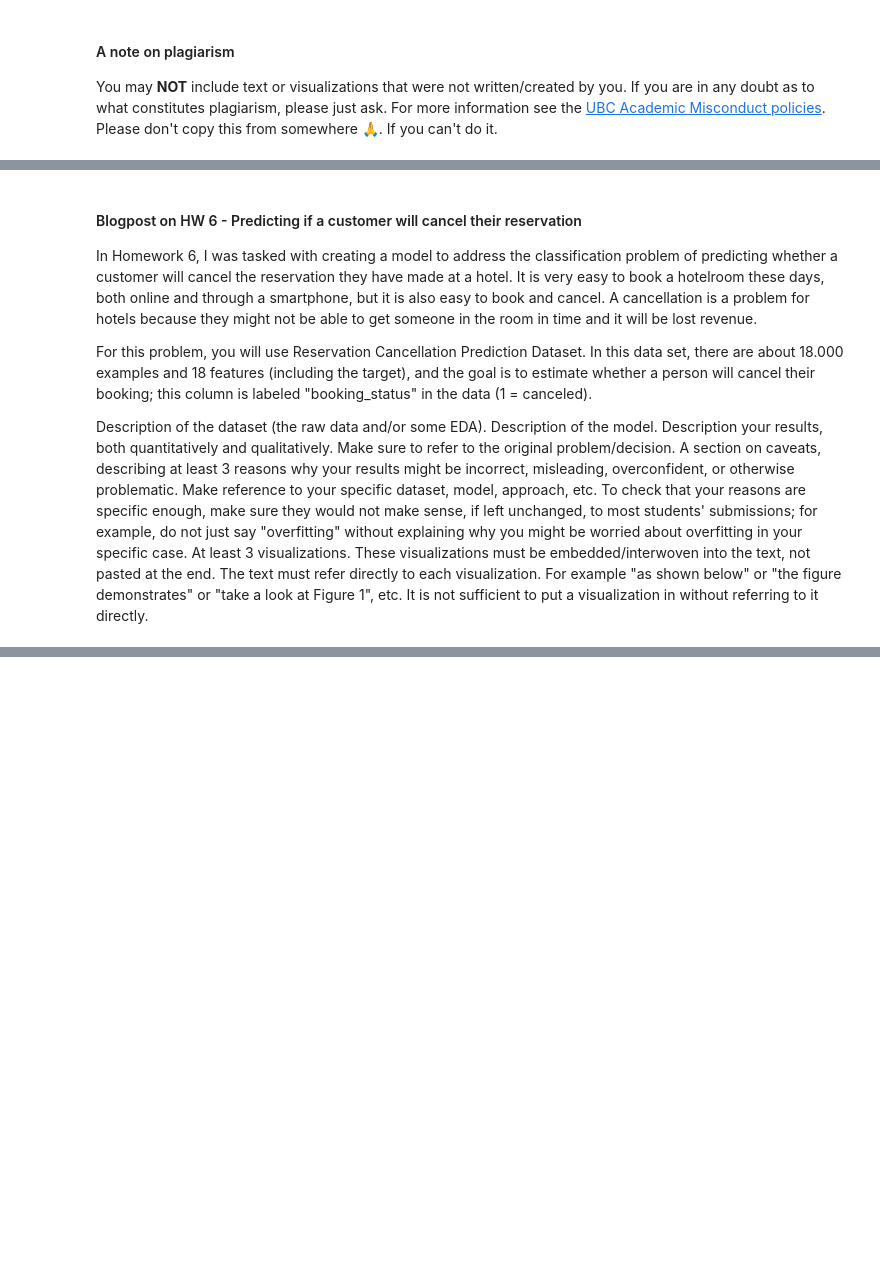
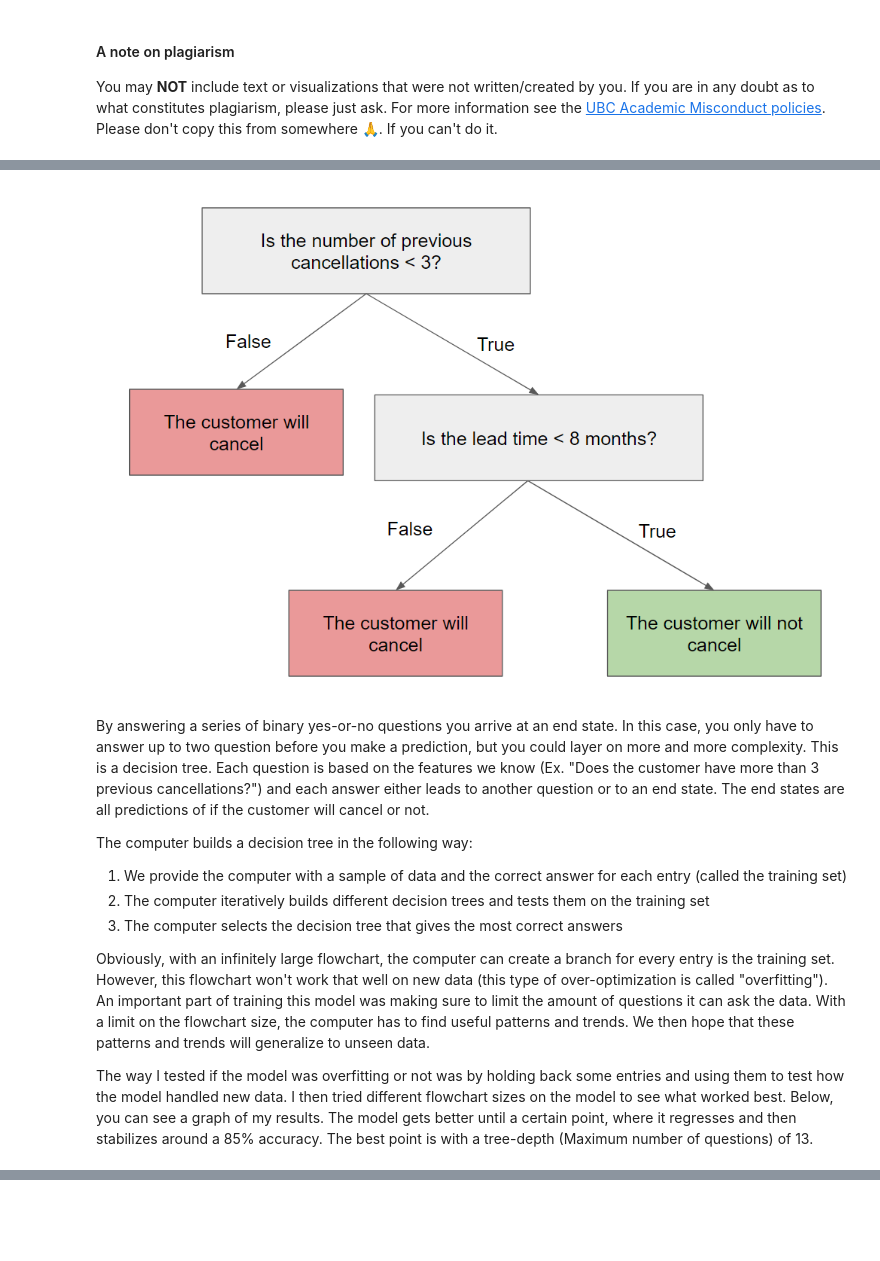
Before and after one commit to wiltonfs/cpsc330-FW, a Jupyter notebook: hw/hw8/hw8.ipynb, the cells around one changed output, grey strips where cells are left out. Drawn from its saved outputs; the diff is of its cells as text; code cells hidden in the pictures; blank space fills up the shorter version.

Commit message:
HW 8 - Created HW 6 clone to visualize

```diff
--- a/hw/hw8/hw8.ipynb
+++ b/hw/hw8/hw8.ipynb
@@ -617,13 +627,16 @@ You may **NOT** include text or visualizations that were not written/created by
+# %%
+Image("Flowchart.png")
+# %% [output]
+[figure, added]
 # %% [markdown]
-#### Blogpost on HW 6 - Predicting if a customer will cancel their reservation
+By answering a series of binary yes-or-no questions you arrive at an end state. In this case, you only have to answer up to two question before you make a prediction, but you could layer on more and more complexity. This is a decision tree. Each question is based on the features we know (Ex. "Does the customer have more than 3 previous cancellations?") and each answer either leads to another question or to an end state. The end states are all predictions of if the customer will cancel or not.
 
-In Homework 6, I was tasked with creating a model to address the classification problem of predicting whether a customer will cancel the reservation they have made at a hotel. It is very easy to book a hotelroom these days, both online and through a smartphone, but it is also easy to book and cancel. A cancellation is a problem for hotels because they might not be able to get someone in the room in time and it will be lost revenue.
+The computer builds a decision tree in the following way:
 
-For this problem, you will use Reservation Cancellation Prediction Dataset. In this data set, there are about 18.000 examples and 18 features (including the target), and the goal is to estimate whether a person will cancel their booking; this column is labeled "booking_status" in the data (1 = canceled).
+1. We provide the computer with a sample of data and the correct answer for each entry (called the training set)
+2. The computer iteratively builds different decision trees and tests them on the training set
+3. The computer selects the decision tree that gives the most correct answers
 
+Obviously, with an infinitely large flowchart, the computer can create a branch for every entry is the training set. However, this flowchart won't work that well on new data (this type of over-optimization is called "overfitting"). An important part of training this model was making sure to limit the amount of questions it can ask the data. With a limit on the flowchart size, the computer has to find useful patterns and trends. We then hope that these patterns and trends will generalize to unseen data.
 
-Description of the dataset (the raw data and/or some EDA).
-Description of the model.
-Description your results, both quantitatively and qualitatively. Make sure to refer to the original problem/decision.
-A section on caveats, describing at least 3 reasons why your results might be incorrect, misleading, overconfident, or otherwise problematic. Make reference to your specific dataset, model, approach, etc. To check that your reasons are specific enough, make sure they would not make sense, if left unchanged, to most students' submissions; for example, do not just say "overfitting" without explaining why you might be worried about overfitting in your specific case.
-At least 3 visualizations. These visualizations must be embedded/interwoven into the text, not pasted at the end. The text must refer directly to each visualization. For example "as shown below" or "the figure demonstrates" or "take a look at Figure 1", etc. It is not sufficient to put a visualization in without referring to it directly.
+The way I tested if the model was overfitting or not was by holding back some entries and using them to test how the model handled new data. I then tried different flowchart sizes on the model to see what worked best. Below, you can see a graph of my results. The model gets better until a certain point, where it regresses and then stabilizes around a 85% accuracy. The best point is with a tree-depth (Maximum number of questions) of 13.
```
Also changed, not shown: parts of 6 cells of this notebook, 3 other files.
